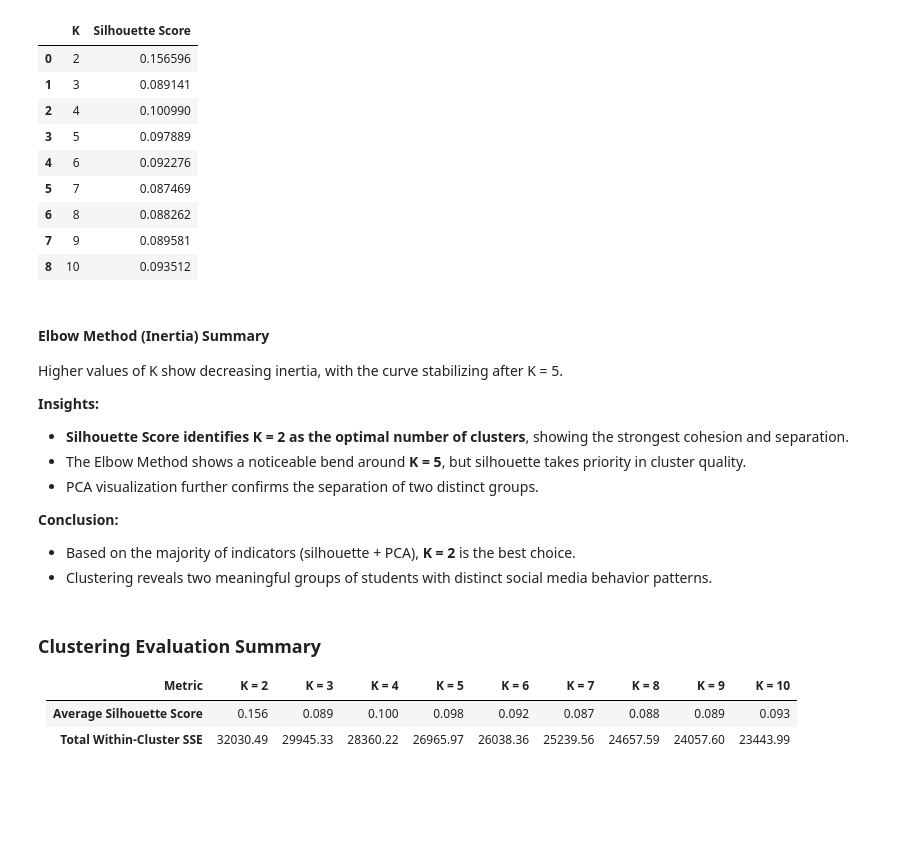
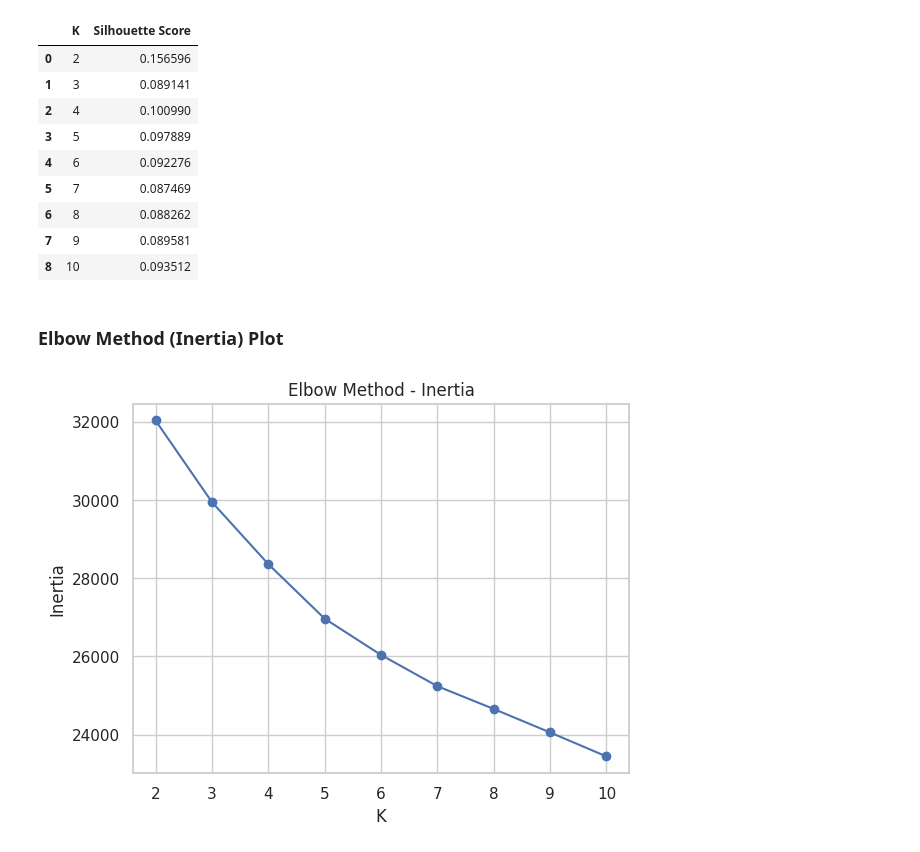
Before and after one commit to SaraAljuraybah/Data-Mining-Project, a Jupyter notebook: Reports/Phase3.ipynb, the cells around one changed output. Cells and saved outputs as stored; diff of their text form; code cells hidden in the pictures; blank space fills up the shorter version.

```diff
--- a/Reports/Phase3.ipynb
+++ b/Reports/Phase3.ipynb
@@ -1186,23 +1186,13 @@ silhouette_table
 | 6 | 8 | 0.088262 |
 | 7 | 9 | 0.089581 |
 | 8 | 10 | 0.093512 |
-# %% [markdown]
-#### **Elbow Method (Inertia) Summary**
-
-Higher values of K show decreasing inertia, with the curve stabilizing after K = 5.
-
-**Insights:**
-- **Silhouette Score identifies K = 2 as the optimal number of clusters**, showing the strongest cohesion and separation.
-- The Elbow Method shows a noticeable bend around **K = 5**, but silhouette takes priority in cluster quality.
-- PCA visualization further confirms the separation of two distinct groups.
-
-**Conclusion:**
-- Based on the majority of indicators (silhouette + PCA), **K = 2** is the best choice.
-- Clustering reveals two meaningful groups of students with distinct social media behavior patterns.
-# %% [markdown]
-### Clustering Evaluation Summary
-
-| Metric                         | K = 2     | K = 3     | K = 4     | K = 5     | K = 6     | K = 7     | K = 8     | K = 9     | K = 10    |
-|-------------------------------|-----------|-----------|-----------|-----------|-----------|-----------|-----------|-----------|-----------|
-| **Average Silhouette Score**  | 0.156     | 0.089     | 0.100     | 0.098     | 0.092     | 0.087     | 0.088     | 0.089     | 0.093     |
-| **Total Within-Cluster SSE**  | 32030.49  | 29945.33  | 28360.22  | 26965.97  | 26038.36  | 25239.56  | 24657.59  | 24057.60  | 23443.99  |
+# %% [markdown]
+### Elbow Method (Inertia) Plot
+# %%
+plt.plot(range(2,11), inertia_values, marker='o')
+plt.title("Elbow Method - Inertia")
+plt.xlabel("K")
+plt.ylabel("Inertia")
+plt.show()
+# %% [output]
+[figure, added]
```
Also changed, not shown: parts of 7 cells of this notebook.
